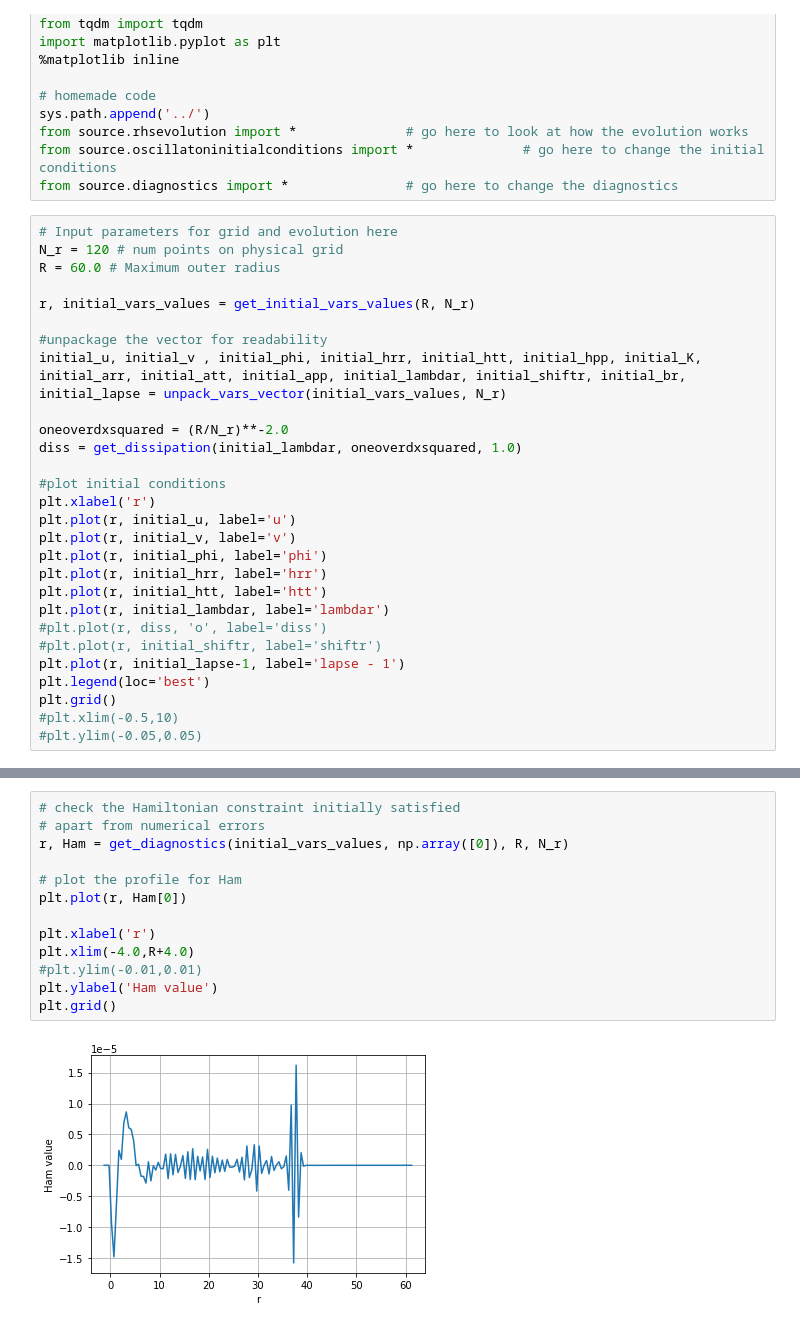
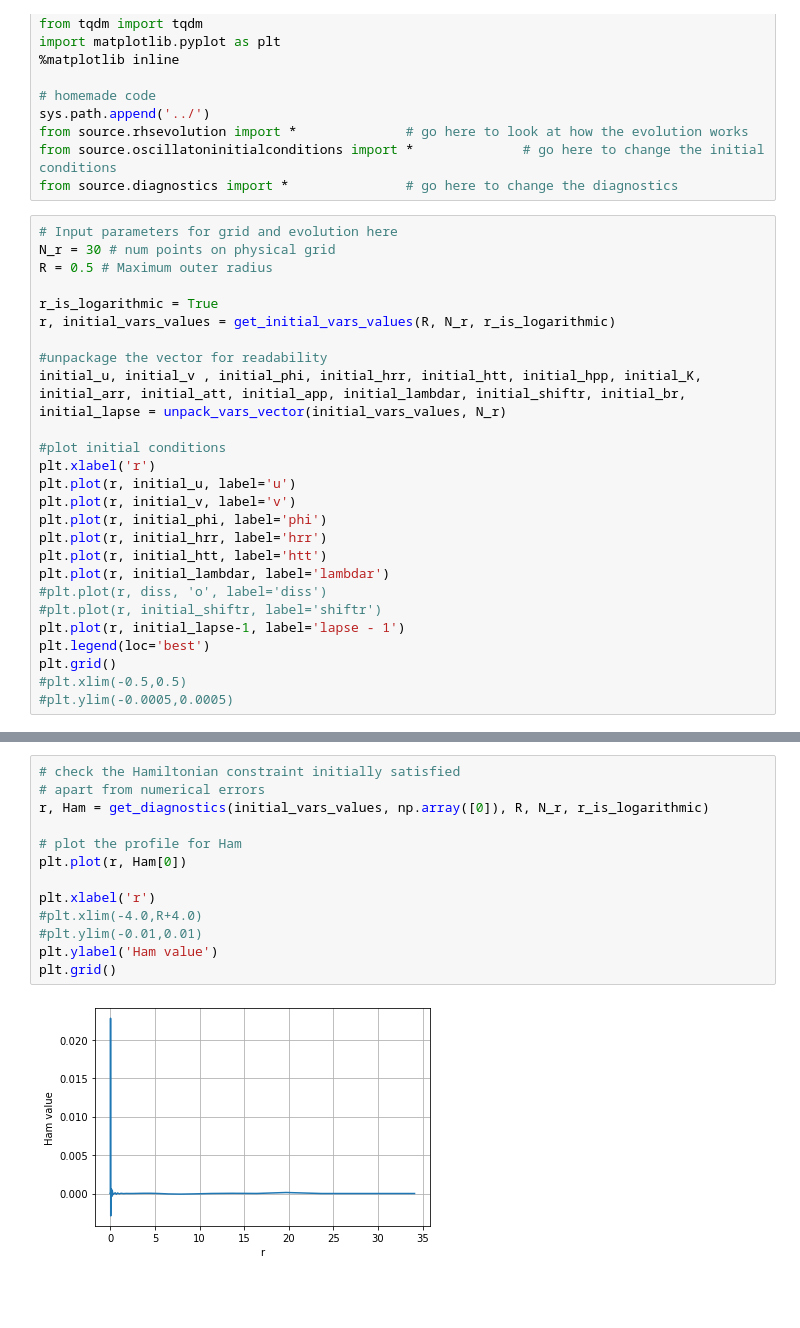
Before and after one commit to GRTLCollaboration/engrenage, a Jupyter notebook: examples/OscillatonEvolution.ipynb, the cells around one changed output, grey strips where cells are left out. Drawn from its saved outputs; the diff is of its cells as text; blank space fills up the shorter version.

```diff
--- a/examples/OscillatonEvolution.ipynb
+++ b/examples/OscillatonEvolution.ipynb
@@ -26,16 +26,14 @@ from source.oscillatoninitialconditions import *              # go here to chang
 from source.diagnostics import *               # go here to change the diagnostics
 # %%
 # Input parameters for grid and evolution here
-N_r = 120 # num points on physical grid
-R = 60.0 # Maximum outer radius
+N_r = 30 # num points on physical grid
+R = 0.5 # Maximum outer radius
 
-r, initial_vars_values = get_initial_vars_values(R, N_r)
+r_is_logarithmic = True
+r, initial_vars_values = get_initial_vars_values(R, N_r, r_is_logarithmic)
 
 #unpackage the vector for readability
 initial_u, initial_v , initial_phi, initial_hrr, initial_htt, initial_hpp, initial_K, initial_arr, initial_att, initial_app, initial_lambdar, initial_shiftr, initial_br, initial_lapse = unpack_vars_vector(initial_vars_values, N_r)
-
-oneoverdxsquared = (R/N_r)**-2.0
-diss = get_dissipation(initial_lambdar, oneoverdxsquared, 1.0)
 
 #plot initial conditions
 plt.xlabel('r')
@@ -50,6 +48,6 @@ plt.plot(r, initial_lambdar, label='lambdar')
 plt.plot(r, initial_lapse-1, label='lapse - 1')
 plt.legend(loc='best')
 plt.grid()
-#plt.xlim(-0.5,10)
-#plt.ylim(-0.05,0.05)
+#plt.xlim(-0.5,0.5)
+#plt.ylim(-0.0005,0.0005)
 # %% [output]
@@ -57,17 +55,17 @@ plt.grid()
 # %%
 # check the Hamiltonian constraint initially satisfied
 # apart from numerical errors
-r, Ham = get_diagnostics(initial_vars_values, np.array([0]), R, N_r)
+r, Ham = get_diagnostics(initial_vars_values, np.array([0]), R, N_r, r_is_logarithmic)
 
 # plot the profile for Ham
 plt.plot(r, Ham[0])
 
 plt.xlabel('r')
-plt.xlim(-4.0,R+4.0)
+#plt.xlim(-4.0,R+4.0)
 #plt.ylim(-0.01,0.01)
 plt.ylabel('Ham value')
 plt.grid()
 # %% [output]
-[figure, old version]
+[figure, new version]
 # %%
 # for control of time integrator and spatial grid
```
Also changed, not shown: parts of 6 cells of this notebook, 11 other files.
